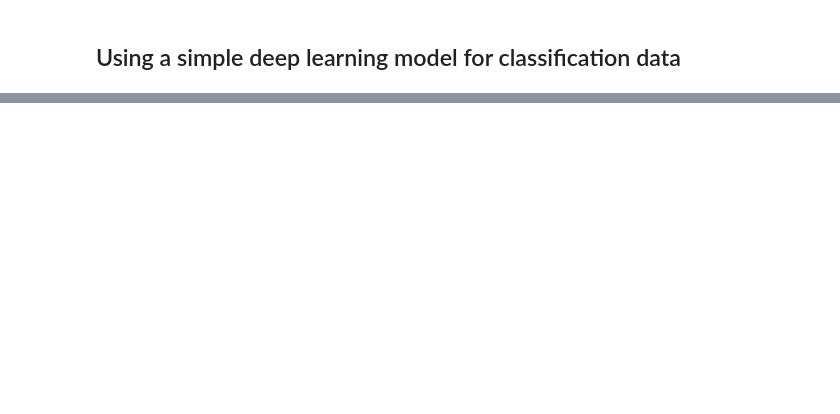
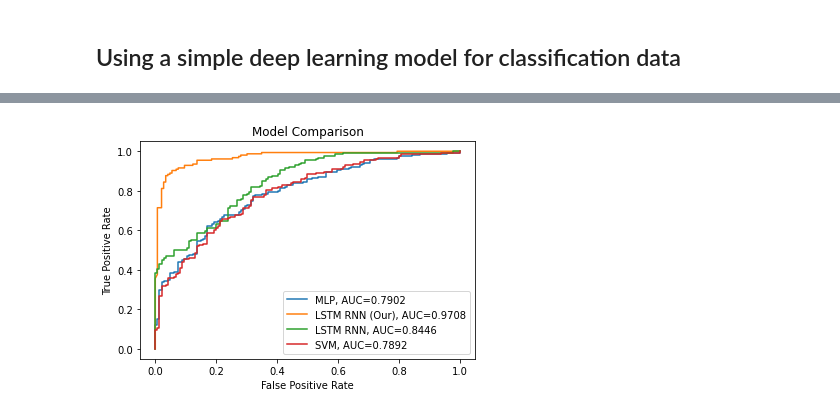
Before and after one commit to frh02/CAN_Research, a Jupyter notebook: LSTM_CAN_Multiclass_Classifier.ipynb, the cells around one changed output, grey strips where cells are left out. Drawn from its saved outputs; the diff is of its cells as text; code cells hidden in the pictures; blank space fills up the shorter version.

```diff
--- a/LSTM_CAN_Multiclass_Classifier.ipynb
+++ b/LSTM_CAN_Multiclass_Classifier.ipynb
@@ -220,0 +261,10 @@ plt.show()
+# %%
+#create fake dataset
+X, y = datasets.make_classification(n_samples=1000,
+                                    n_features=4,
+                                    n_informative=3,
+                                    n_redundant=1,
+                                    random_state=0)
+
+#split dataset into training and testing set
+X_train, X_test, y_train, y_test = train_test_split(X, y, test_size=.3,random_state=0)
@@ -220,0 +277,54 @@ plt.show()
+# %%
+#set up plotting area
+plt.figure(0).clf()
+
+#fit logistic regression model and plot ROC curve
+model = LogisticRegression()
+model.fit(X_train, y_train)
+y_pred = model.predict_proba(X_test)[:, 1]
+fpr, tpr, _ = metrics.roc_curve(y_test, y_pred)
+auc = round(metrics.roc_auc_score(y_test, y_pred), 4)
+plt.plot(fpr,tpr,label="MLP, AUC="+str(auc))
+plt.title('Model Comparison')
+plt.xlabel('False Positive Rate')
+plt.ylabel('True Positive Rate')
+#fit gradient boosted model and plot ROC curve
+model = GradientBoostingClassifier()
+model.fit(X_train, y_train)
+y_pred = model.predict_proba(X_test)[:, 1]
+fpr, tpr, _ = metrics.roc_curve(y_test, y_pred)
+auc = round(metrics.roc_auc_score(y_test, y_pred), 4)
+plt.plot(fpr,tpr,label="LSTM RNN (Our), AUC="+str(auc))
+
+# model = DecisionTreeClassifier()
+# model.fit(X_train, y_train)
+# y_pred = model.predict_proba(X_test)[:, 1]
+# fpr, tpr, _ = metrics.roc_curve(y_test, y_pred)
+# auc = round(metrics.roc_auc_score(y_test, y_pred), 4)
+# plt.plot(fpr,tpr,label="Decision Tree Classifier, AUC="+str(auc))
+
+# model = KNeighborsClassifier()
+# model.fit(X_train, y_train)
+# y_pred = model.predict_proba(X_test)[:, 1]
+# fpr, tpr, _ = metrics.roc_curve(y_test, y_pred)
+# auc = round(metrics.roc_auc_score(y_test, y_pred), 4)
+# plt.plot(fpr,tpr,label="KNeighbors Classifier, AUC="+str(auc))
+
+model = GaussianNB()
+model.fit(X_train, y_train)
+y_pred = model.predict_proba(X_test)[:, 1]
+fpr, tpr, _ = metrics.roc_curve(y_test, y_pred)
+auc = round(metrics.roc_auc_score(y_test, y_pred), 4)
+plt.plot(fpr,tpr,label="LSTM RNN, AUC="+str(auc))
+
+model = LinearDiscriminantAnalysis()
+model.fit(X_train, y_train)
+y_pred = model.predict_proba(X_test)[:, 1]
+fpr, tpr, _ = metrics.roc_curve(y_test, y_pred)
+auc = round(metrics.roc_auc_score(y_test, y_pred), 4)
+plt.plot(fpr,tpr,label="SVM, AUC="+str(auc))
+#add legend
+plt.legend()
+plt.savefig('acc_comp.png', dpi = 500)
+# %% [output]
+[figure, added]
```
Also changed, not shown: parts of 12 cells of this notebook.
